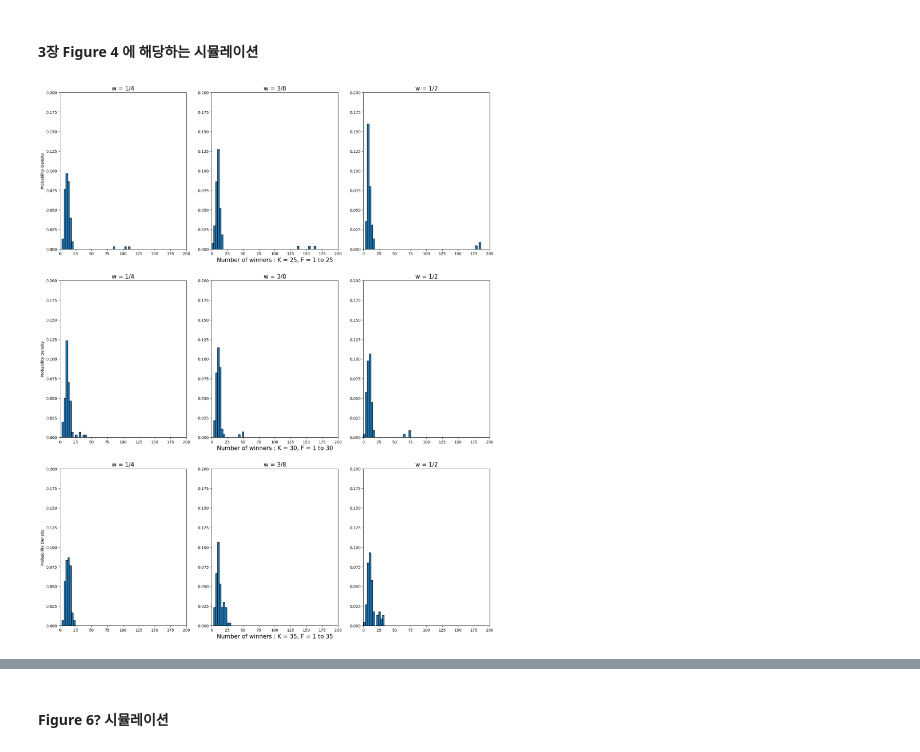
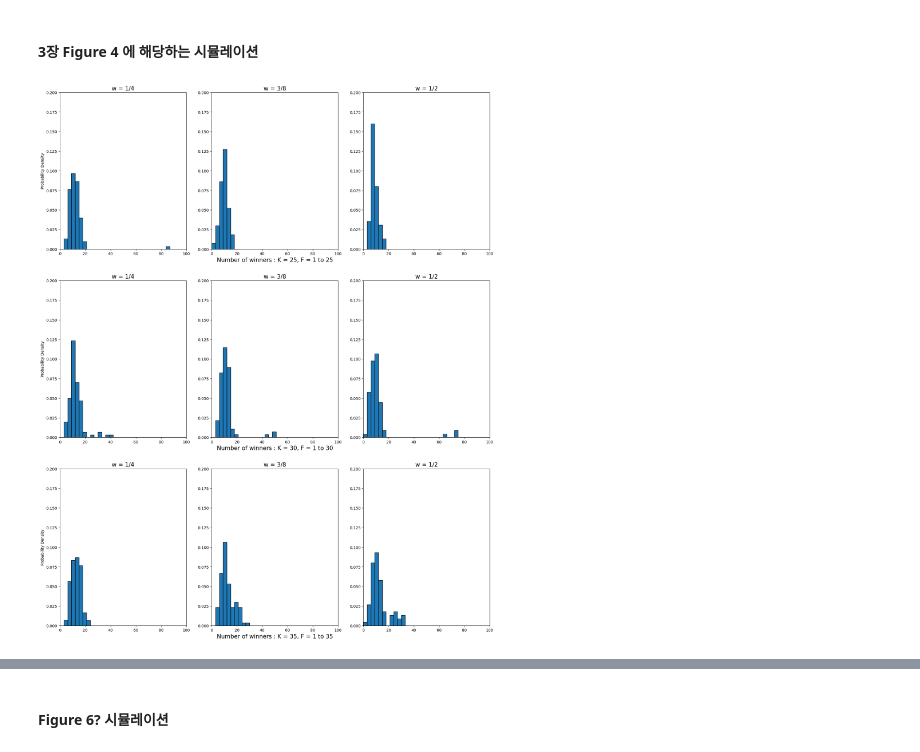
Before and after one commit to woozins/lottery, a Jupyter notebook: lottery_distribute/lottery_secret_code.ipynb, the cells around one changed output, grey strips where cells are left out. Drawn from its saved outputs; the diff is of its cells as text; code cells hidden in the pictures.

```diff
--- a/lottery_distribute/lottery_secret_code.ipynb
+++ b/lottery_distribute/lottery_secret_code.ipynb
@@ -317,17 +317,17 @@ data25_pivoted = pd.pivot(data = data25, index = 'd', columns='weight', values =
 # %%
 titles = ['1/4', '3/8', '1/2']
 datas = [data25_pivoted, data30_pivoted, data35_pivoted]
 xlabels = ['K = 25, F = 1 to 25', 'K = 30, F = 1 to 30', 'K = 35, F = 1 to 35']
 fig, ax = plt.subplots(3,3, figsize = (20,25))
 
 bins = np.arange(0,200,3)
 for k, data in enumerate(datas):
     for i, column in enumerate(data.columns):
         ax[k, i].hist(x = data[column], bins=bins, density = True, edgecolor = 'black')
         ax[k, i].set_title(f"w = {titles[i]}", fontsize = 15)
         ax[k, 1].set_xlabel(f'Number of winners : {xlabels[k]}', fontsize = 15)
         ax[k, 0].set_ylabel('Probability Density')
-        ax[k, i].set_xlim(0,200)
+        ax[k, i].set_xlim(0,100)
         ax[k, i].set_ylim(0, 0.2)
 # %% [output]
-[figure, old version]
+[figure, new version]
```
Also changed, not shown: parts of 7 cells of this notebook, 5 other files.
